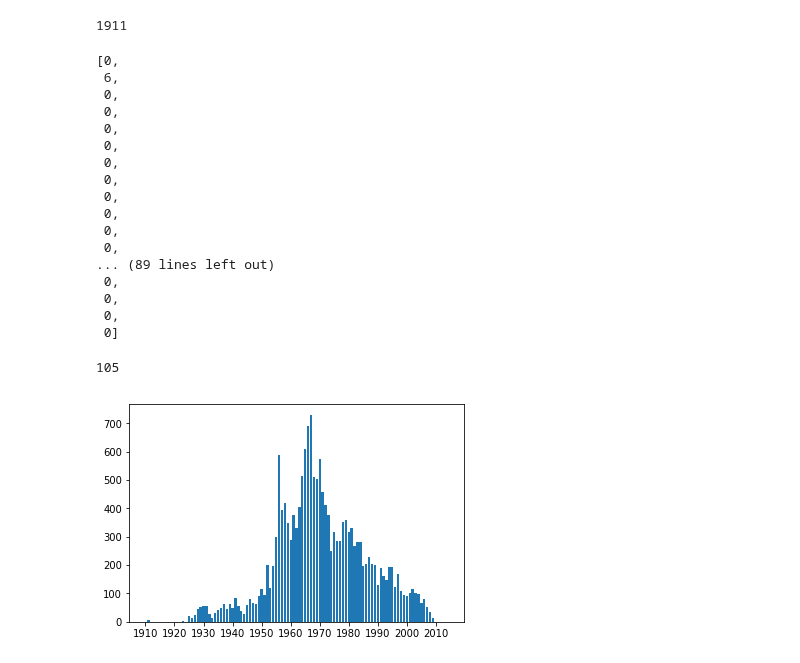
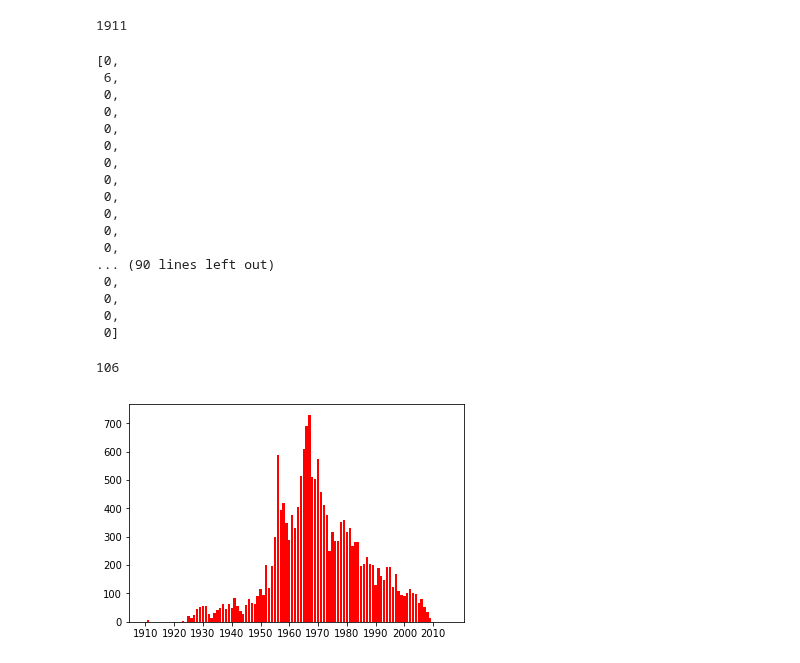
Before and after one commit to padesplaces/ada2017, a Jupyter notebook: project/poster.ipynb, the cells around one changed output. Saved outputs shown, nothing was run; the diff lists cells and outputs as text; code cells hidden in the pictures.

Commit message:
Genre and time done for poster

```diff
--- a/project/poster.ipynb
+++ b/project/poster.ipynb
@@ -213,7 +215,7 @@ clique_size = df.groupby("clique_id").size()
 # %%
 covers_per_original_year = []
 
-for year in range(1910,2015):
+for year in range(1910,2016):
     originals_by_year = df_valid_year[(df_valid_year.status == "original") & (df_valid_year.year.astype(int) == year)]
     id_cliques_original = originals_by_year.index.get_level_values(0).tolist()
     nb_covers = clique_size[id_cliques_original].sum()
@@ -233,7 +235,7 @@ covers_per_original_year
  0,
  0,
  0,
-... (89 lines left out)
+... (90 lines left out)
  0,
  0,
  0,
@@ -241,10 +243,11 @@ covers_per_original_year
 # %%
 len(covers_per_original_year)
 # %% [output]
-105
+106
 # %%
-plt.bar(np.arange(len(covers_per_original_year)),covers_per_original_year)
-plt.xticks(np.arange(0,len(covers_per_original_year),10), np.arange(1910,2015,10),rotation=0)
+plt.bar(np.arange(len(covers_per_original_year)),covers_per_original_year, color="r")
+plt.xticks(np.arange(0,len(covers_per_original_year),10), np.arange(1910,2016,10),rotation=0)
+plt.savefig('poster/cover_of_original_from_year.png', format='png', dpi=1200)
 plt.show()
 # %% [output]
-[figure, old version]
+[figure, new version]
```
Also changed, not shown: parts of 3 cells of this notebook, 4 other files.
